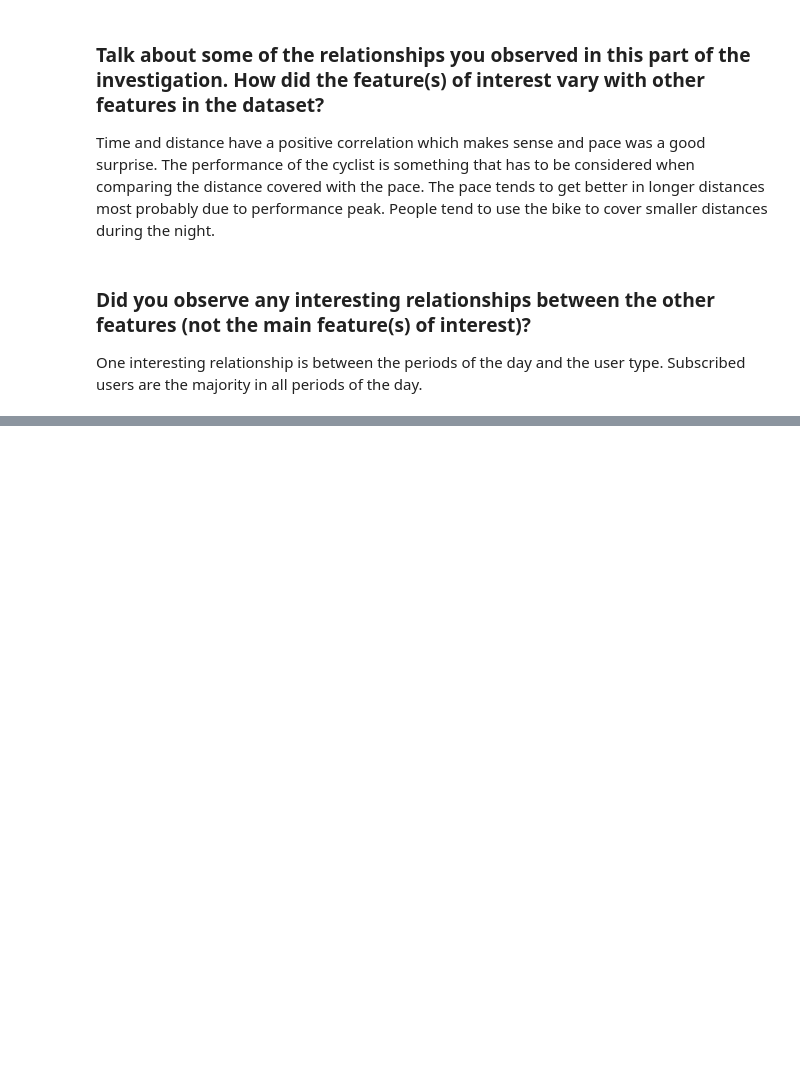
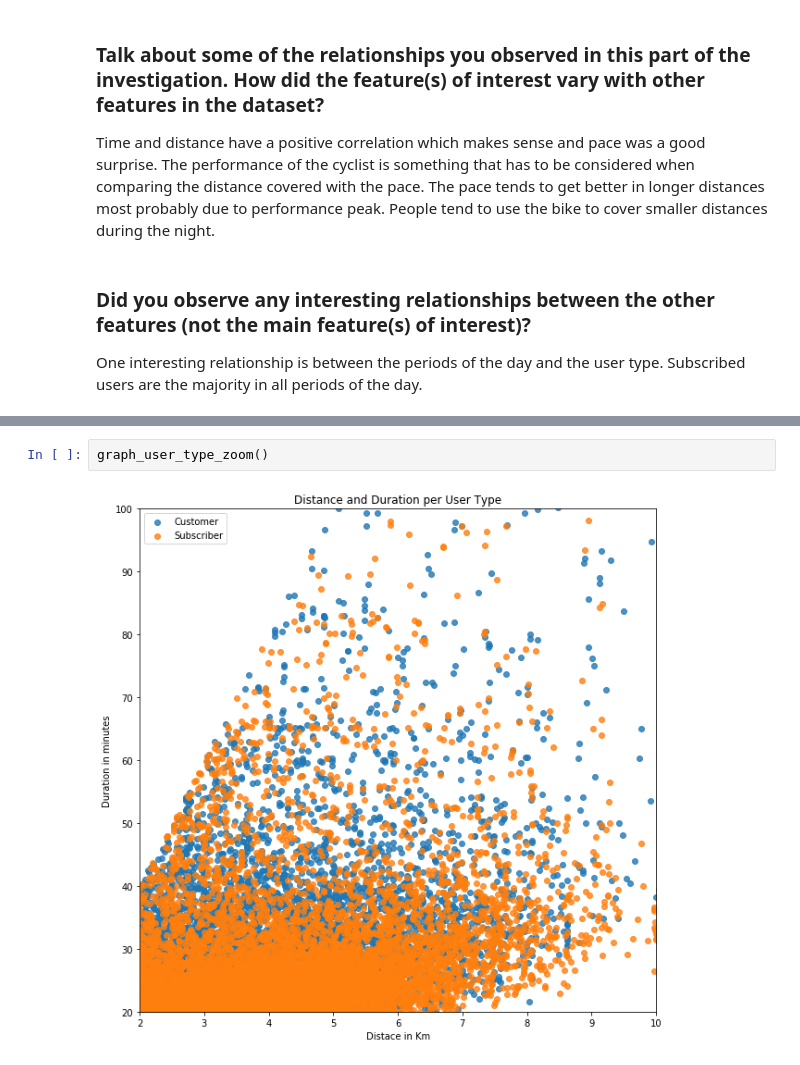
Before and after one commit to eduardopd/udacity-data-analysis-data-visualization, a Jupyter notebook: bay-wheels.ipynb, the cells around one changed output, grey strips where cells are left out. Drawn from its saved outputs; the diff is of its cells as text; blank space fills up the shorter version.

```diff
--- a/bay-wheels.ipynb
+++ b/bay-wheels.ipynb
@@ -892,0 +931,4 @@ One interesting relationship is between the periods of the day and the user type
+# %%
+graph_user_type_zoom()
+# %% [output]
+[figure, added]
```
Also changed, not shown: parts of 16 cells of this notebook.
